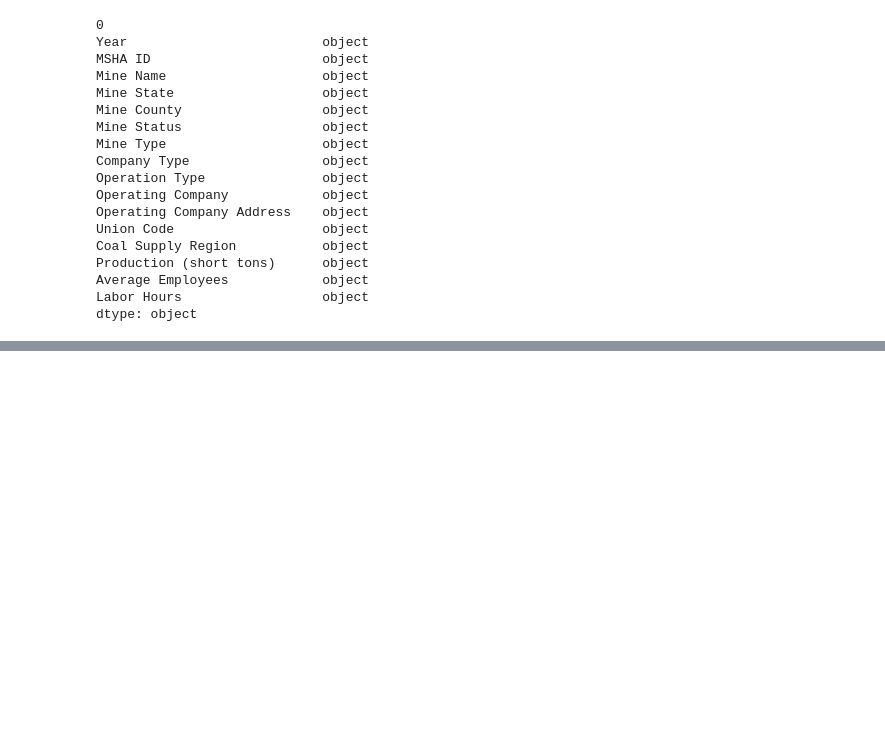
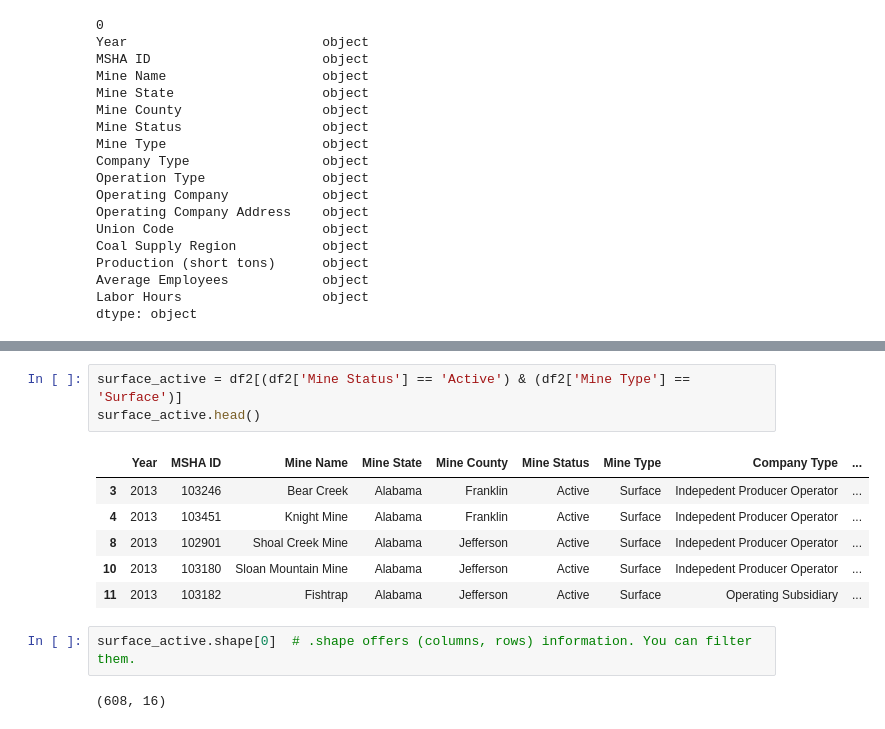
Before and after one commit to pain459/LP, a Jupyter notebook: implementations/dataframes/df_demo.ipynb, the cells around one changed output, grey strips where cells are left out. Drawn from its saved outputs; the diff is of its cells as text; blank space fills up the shorter version.

Commit message:
filterting and shape of the data.

```diff
--- a/implementations/dataframes/df_demo.ipynb
+++ b/implementations/dataframes/df_demo.ipynb
@@ -61,0 +72,14 @@ dtype: object
+# %%
+surface_active = df2[(df2['Mine Status'] == 'Active') & (df2['Mine Type'] == 'Surface')]
+surface_active.head()
+# %% [output]
+|  | Year | MSHA ID | Mine Name | Mine State | Mine County | Mine Status | Mine Type | Company Type | ... |
+| 3 | 2013 | 103246 | Bear Creek | Alabama | Franklin | Active | Surface | Indepedent Producer Operator | ... |
+| 4 | 2013 | 103451 | Knight Mine | Alabama | Franklin | Active | Surface | Indepedent Producer Operator | ... |
+| 8 | 2013 | 102901 | Shoal Creek Mine | Alabama | Jefferson | Active | Surface | Indepedent Producer Operator | ... |
+| 10 | 2013 | 103180 | Sloan Mountain Mine | Alabama | Jefferson | Active | Surface | Indepedent Producer Operator | ... |
+| 11 | 2013 | 103182 | Fishtrap | Alabama | Jefferson | Active | Surface | Operating Subsidiary | ... |
+# %%
+surface_active.shape[0]  # .shape offers (columns, rows) information. You can filter them.
+# %% [output]
+(608, 16)
```
Also changed, not shown: parts of 2 cells of this notebook.
